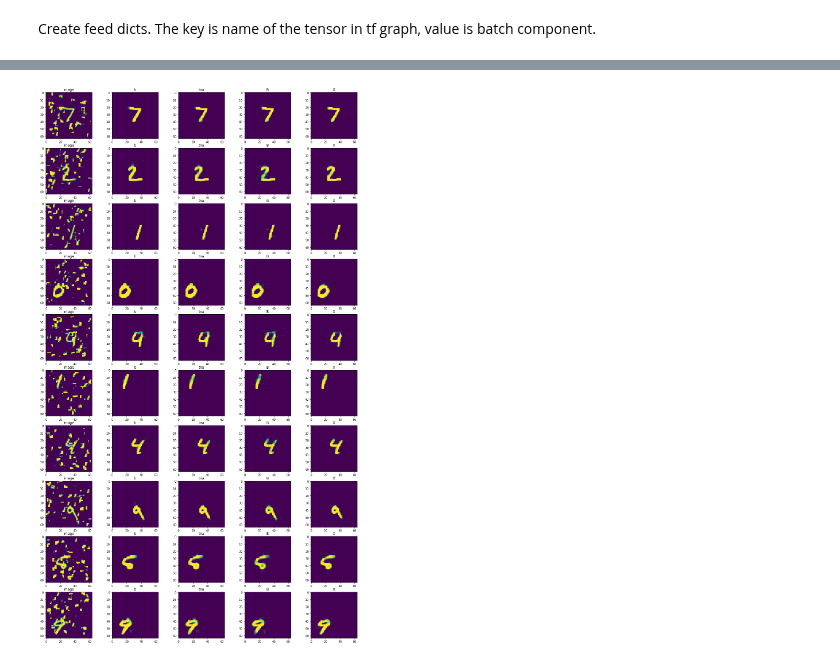
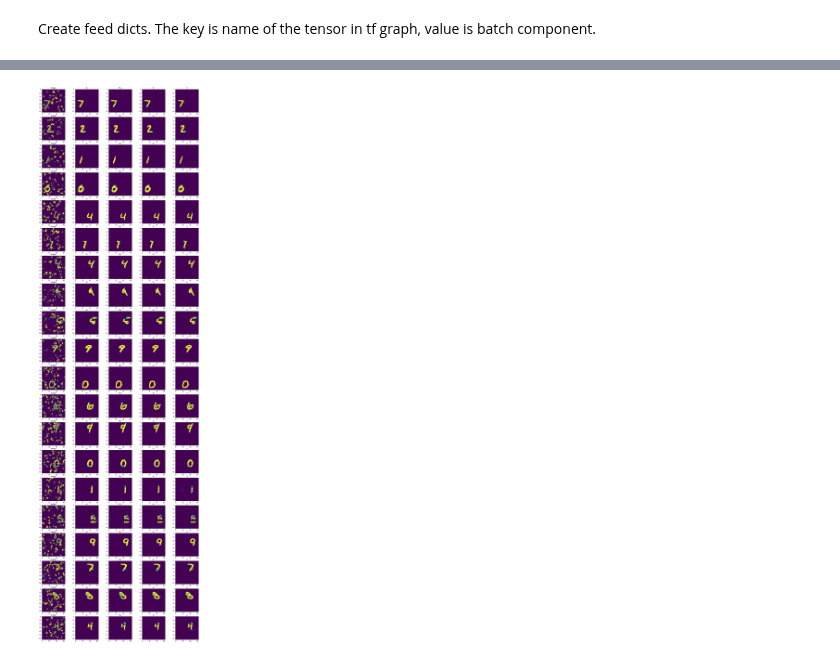
Before and after one commit to analysiscenter/az_training, a Jupyter notebook: alexey_kozhevin/task_06/upsample_methods.ipynb, the cells around one changed output, grey strips where cells are left out. Drawn from its saved outputs; the diff is of its cells as text; code cells hidden in the pictures.

```diff
--- a/alexey_kozhevin/task_06/upsample_methods.ipynb
+++ b/alexey_kozhevin/task_06/upsample_methods.ipynb
@@ -61,22 +72,10 @@ load_template = (Pipeline()
 # %%
-def binary_iou(masks, predictions, data_format='channels_last'):
-    ind = np.index_exp[:, :, :, 1] if data_format == 'channels_last' else np.index_exp[:, 1, :, :]
-    predictions = predictions[ind]
-    intersection = np.sum(np.logical_and((predictions > 0.5), masks), axis=(1, 2))
-    union = np.sum(np.logical_or((predictions > 0.5), masks), axis=(1, 2))
-    return np.mean(intersection / union)
-
-def mse(masks, predictions, data_format='channels_last'):
-    ind = np.index_exp[:, :, :, 1] if data_format == 'channels_last' else np.index_exp[:, 1, :, :]
-    predictions = predictions[ind]
-    return np.mean(np.sum((masks - predictions) ** 2, axis=(1, 2)))
-
 def demonstrate_model(model, layout, max_iter=100, batch_size=16):
 
     config={'body/upsample': {'layout': layout, 'factor': 2}}
 
     model_stat = dict()
-    stop_level = 0.85
+    stop_level = 0.005
     window = 20
 
     print('Create pipelines...')
@@ -116,7 +115,7 @@ def demonstrate_model(model, layout, max_iter=100, batch_size=16):
     ppl_test = test_template << mnistset.test
 
     train_time = []
-    mse = []
+    quality = []
     early_stop = False
 
     for i in tqdm(range(max_iter)):
@@ -128,9 +127,9 @@ def demonstrate_model(model, layout, max_iter=100, batch_size=16):
         ppl_test.next_batch(50, n_epochs=None, shuffle=True)
         masks = ppl_test.get_variable('masks')
         predictions = ppl_test.get_variable('predictions')
-        mse.append(mse(masks, predictions))
+        quality.append(metric(masks, predictions))
 
-        if np.mean(np.array(mse)[-window:] > stop_level) > 0.8:
+        if np.mean(np.array(quality)[-window:] < stop_level) > 0.8:
             early_stop = True
             break
 
@@ -140,7 +139,7 @@ def demonstrate_model(model, layout, max_iter=100, batch_size=16):
 
     model_stat['loss_history'] = ppl_train.get_variable('loss')
     model_stat['time'] = train_time
-    model_stat['mse_history'] = mse
+    model_stat['quality_history'] = quality
     model_stat['iters'] = i
     model_stat['ppl'] = ppl_train
     model_stat['early_stop'] = early_stop
@@ -223,7 +206,7 @@ print('Start testing...')
 
 ppl_test = test_template << mnistset.test
 
-for i in tqdm(range(40)):
+for i in tqdm(range(50)):
     ppl_test.next_batch(10, n_epochs=1, shuffle=False)
 # %% [output]
 Start testing...
@@ -232,20 +224,20 @@ masks = np.array(ppl_test.get_variable('masks'))
 images = np.array(ppl_test.get_variable('images'))
 for layout in layouts:
     predictions = np.array(ppl_test.get_variable(layout+'_predictions'))
-    iou = binary_iou(masks, predictions)
+    quality = metric(masks, predictions)
 
     stat[layout]['predictions'] = predictions
-    stat[layout]['iou'] = iou
+    stat[layout]['quality'] = quality
 # %%
 plt.figure(figsize=(15, 5))
 for layout in layouts:
     plt.subplot(1, 2, 1)
     x = np.cumsum(stat[layout]['time']) / 60
-    y = stat[layout]['iou_history']
+    y = stat[layout]['quality_history']
     plt.plot(x, smooth(y), label=layout)
-    plt.ylim((0, 1))
+    plt.ylim((0, 0.02))
     plt.legend()
-    plt.title('IoU')
+    plt.title('MSE')
     plt.subplot(1, 2, 2)
     y = stat[layout]['loss_history']
     plt.plot(x, smooth(y), label=layout)
@@ -282,15 +272,15 @@ stat_table(stat)
 # %%
-n_examples = 10
-plt.figure(figsize=(20,35))
+n_examples = 20
+plt.figure(figsize=(20,3.5*n_examples))
 for i in range(n_examples):
     plt.subplot(n_examples, len(layouts)+1, (len(layouts)+1)*i+1)
     plt.imshow(np.squeeze(images[i]))
     plt.title('image')
     for j, layout in enumerate(layouts):
         mask = stat[layout]['predictions'][i]
         plt.subplot(n_examples, len(layouts)+1, (len(layouts)+1)*i+j+2)
         plt.imshow(mask[:,:,1])
         plt.title(layout)
 plt.show()
 # %% [output]
-[figure, old version]
+[figure, new version]
```
Also changed, not shown: parts of 8 cells of this notebook.
